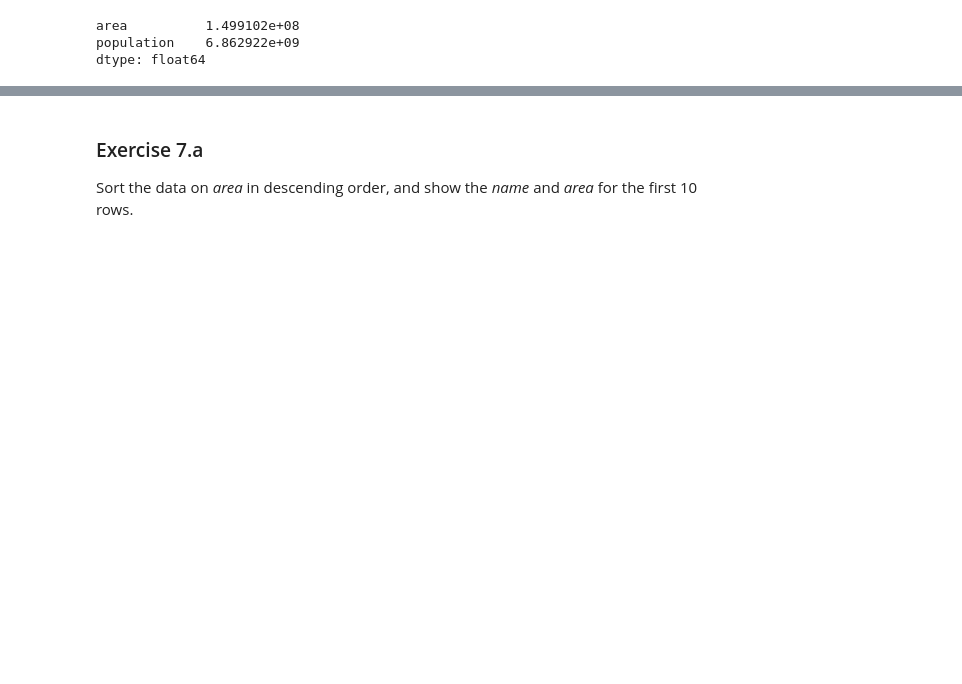
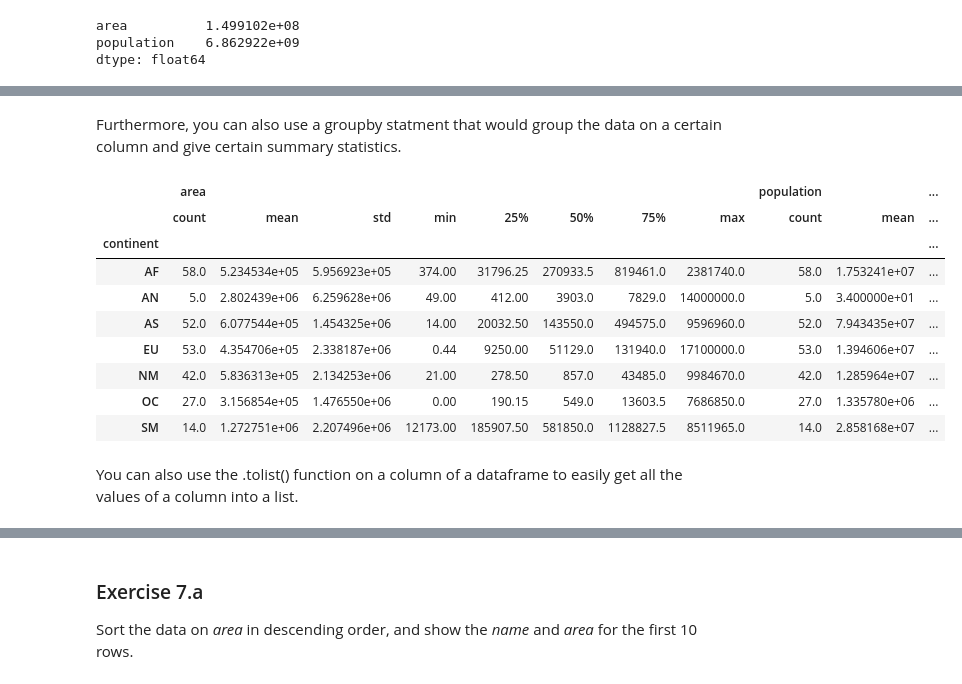
Before and after one commit to lzolyomi/Healthy-Data, a Jupyter notebook: data_track/pandas-intro.ipynb, the cells around one changed output, grey strips where cells are left out. Drawn from its saved outputs; the diff is of its cells as text; code cells hidden in the pictures; blank space fills up the shorter version.

```diff
--- a/data_track/pandas-intro.ipynb
+++ b/data_track/pandas-intro.ipynb
@@ -299,0 +305,2 @@ dtype: float64
+# %%
+country_data.set_index(["continent", "name"])
@@ -299,0 +322,17 @@ dtype: float64
+# %% [markdown]
+Furthermore, you can also use a groupby statment that would group the data on a certain column and give certain summary statistics.
+# %%
+country_data.groupby(["continent"]).describe()
+# %% [output]
+|  | area |  |  |  |  |  |  |  | population |  | ... |
+|  | count | mean | std | min | 25% | 50% | 75% | max | count | mean | ... |
+| continent |  |  |  |  |  |  |  |  |  |  | ... |
+| AF | 58.0 | 5.234534e+05 | 5.956923e+05 | 374.00 | 31796.25 | 270933.5 | 819461.0 | 2381740.0 | 58.0 | 1.753241e+07 | ... |
+| AN | 5.0 | 2.802439e+06 | 6.259628e+06 | 49.00 | 412.00 | 3903.0 | 7829.0 | 14000000.0 | 5.0 | 3.400000e+01 | ... |
+| AS | 52.0 | 6.077544e+05 | 1.454325e+06 | 14.00 | 20032.50 | 143550.0 | 494575.0 | 9596960.0 | 52.0 | 7.943435e+07 | ... |
+| EU | 53.0 | 4.354706e+05 | 2.338187e+06 | 0.44 | 9250.00 | 51129.0 | 131940.0 | 17100000.0 | 53.0 | 1.394606e+07 | ... |
+| NM | 42.0 | 5.836313e+05 | 2.134253e+06 | 21.00 | 278.50 | 857.0 | 43485.0 | 9984670.0 | 42.0 | 1.285964e+07 | ... |
+| OC | 27.0 | 3.156854e+05 | 1.476550e+06 | 0.00 | 190.15 | 549.0 | 13603.5 | 7686850.0 | 27.0 | 1.335780e+06 | ... |
+| SM | 14.0 | 1.272751e+06 | 2.207496e+06 | 12173.00 | 185907.50 | 581850.0 | 1128827.5 | 8511965.0 | 14.0 | 2.858168e+07 | ... |
+# %% [markdown]
+You can also use the .tolist() function on a column of a dataframe to easily get all the values of a column into a list.
```
Also changed, not shown: parts of 17 cells of this notebook, 3 other files.
